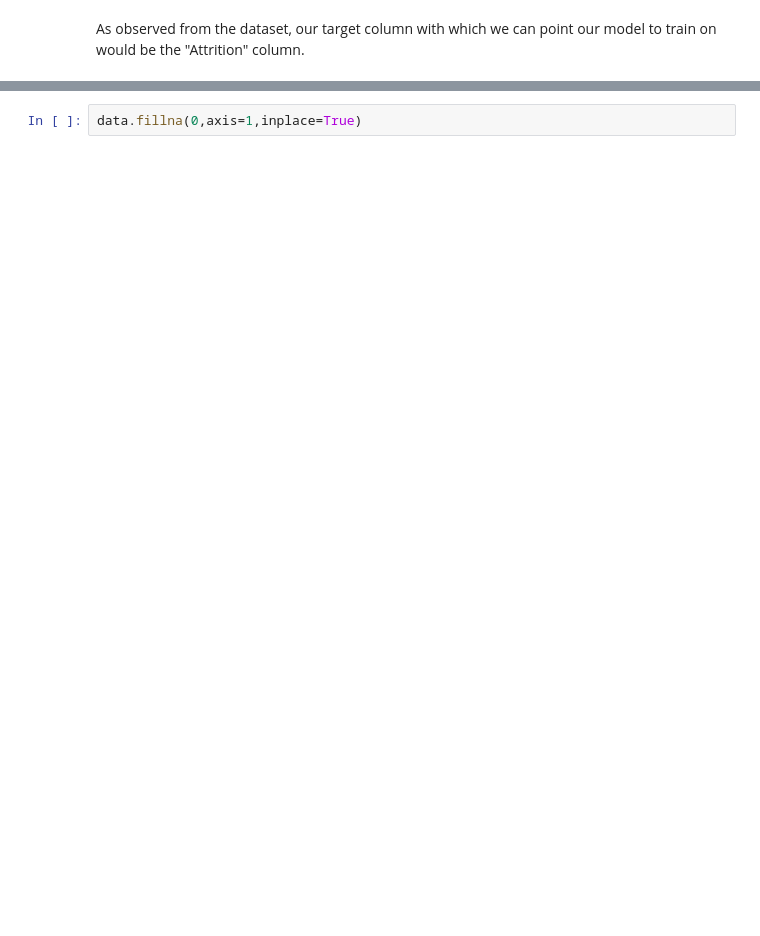
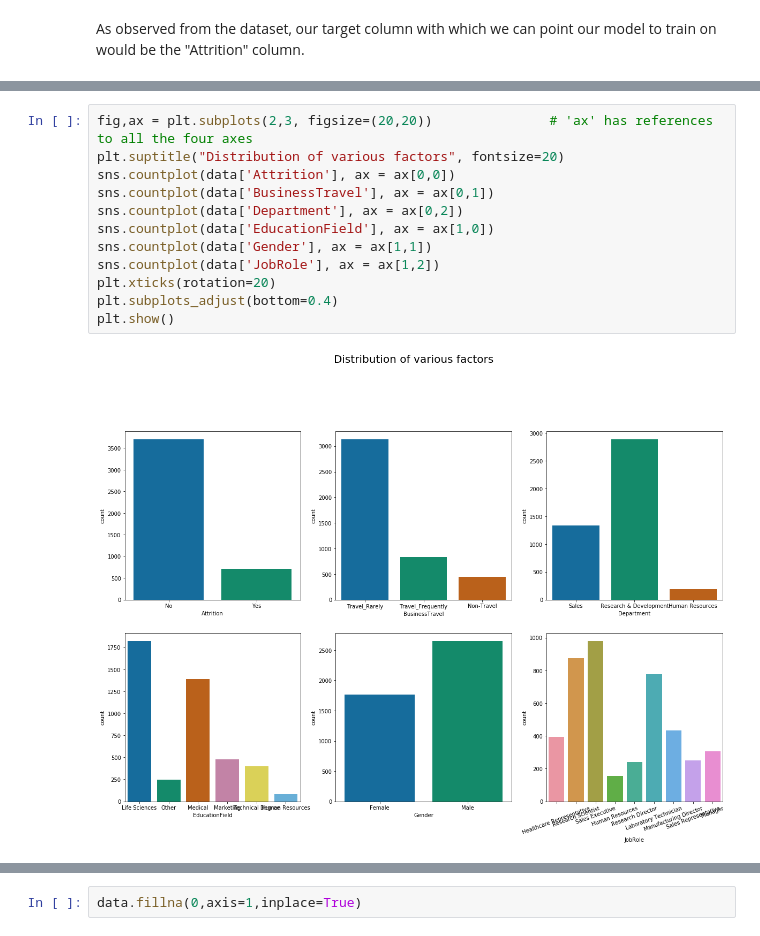
Before and after one commit to vidyadhawal/Vidya_Portfolio, a Jupyter notebook: Hr_Analytics/HR_Analysis.ipynb, the cells around one changed output, grey strips where cells are left out. Drawn from its saved outputs; the diff is of its cells as text; blank space fills up the shorter version.

```diff
--- a/Hr_Analytics/HR_Analysis.ipynb
+++ b/Hr_Analytics/HR_Analysis.ipynb
@@ -107,0 +181,14 @@ Index(['Age', 'Attrition', 'BusinessTravel', 'Department', 'DistanceFromHome',
+# %%
+fig,ax = plt.subplots(2,3, figsize=(20,20))               # 'ax' has references to all the four axes
+plt.suptitle("Distribution of various factors", fontsize=20)
+sns.countplot(data['Attrition'], ax = ax[0,0])
+sns.countplot(data['BusinessTravel'], ax = ax[0,1])
+sns.countplot(data['Department'], ax = ax[0,2])
+sns.countplot(data['EducationField'], ax = ax[1,0])
+sns.countplot(data['Gender'], ax = ax[1,1])
+sns.countplot(data['JobRole'], ax = ax[1,2])
+plt.xticks(rotation=20)
+plt.subplots_adjust(bottom=0.4)
+plt.show()
+# %% [output]
+[figure, added]
```
Also changed, not shown: parts of 185 cells of this notebook.
